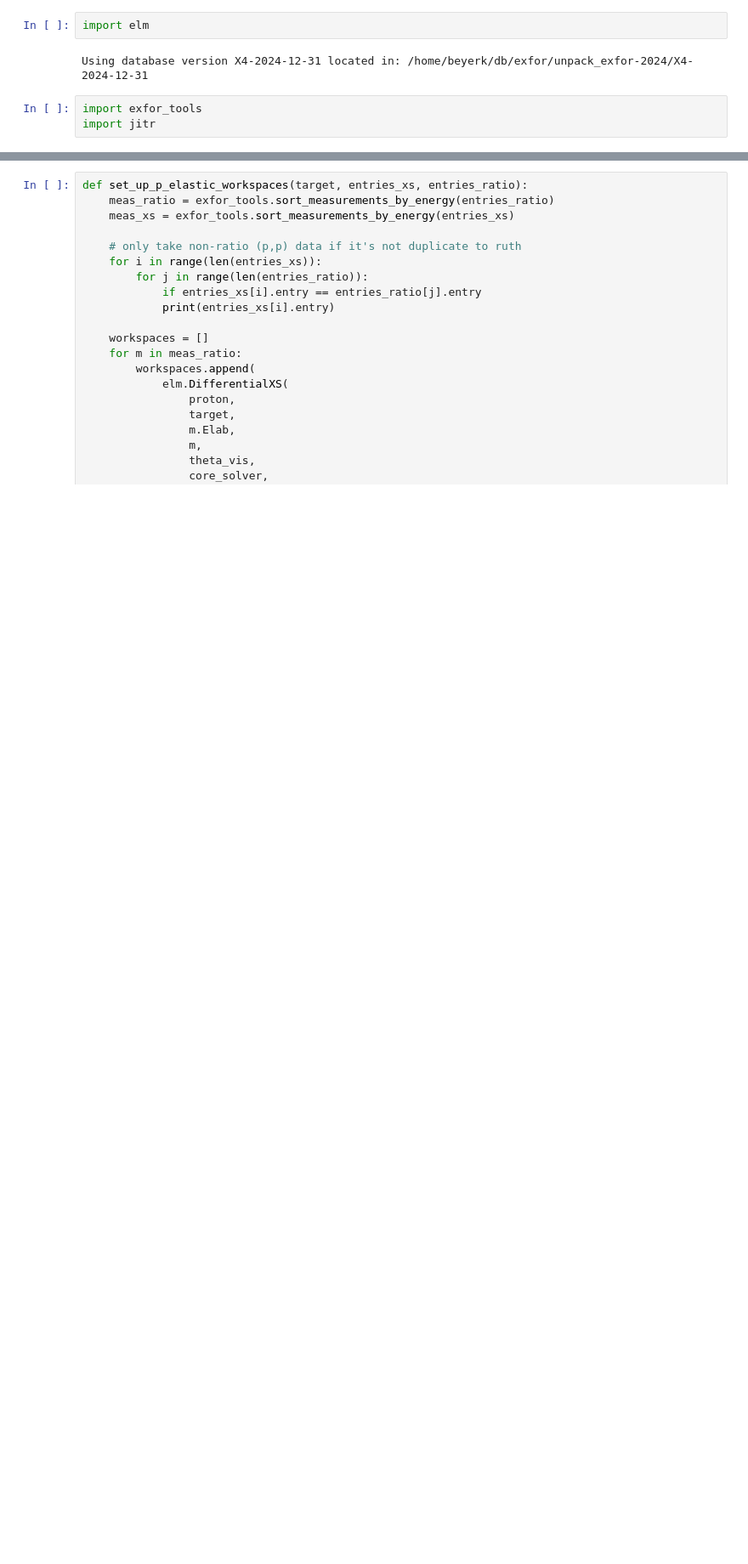
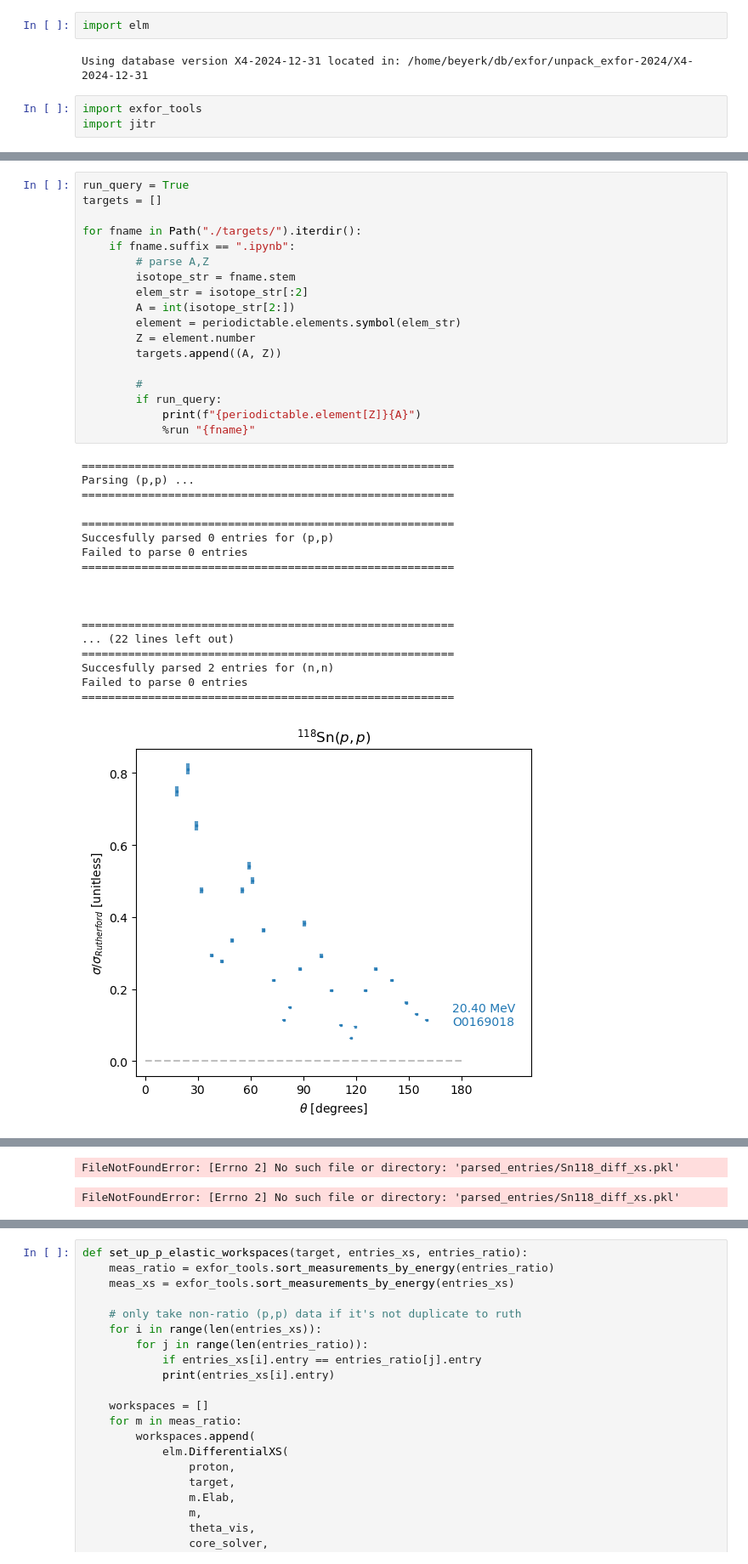
Before and after one commit to beykyle/elm, a Jupyter notebook: data/elastic/curate_corpus.ipynb, the cells around one changed output, grey strips where cells are left out. Shown at 85% size. Cells and saved outputs as stored; diff of their text form; blank space fills up the shorter version.

```diff
--- a/data/elastic/curate_corpus.ipynb
+++ b/data/elastic/curate_corpus.ipynb
@@ -69,0 +32,37 @@ theta_vis = np.linspace(0.1, np.pi, 180)
+# %%
+run_query = True
+targets = []
+
+for fname in Path("./targets/").iterdir():
+    if fname.suffix == ".ipynb":
+        # parse A,Z
+        isotope_str = fname.stem
+        elem_str = isotope_str[:2]
+        A = int(isotope_str[2:])
+        element = periodictable.elements.symbol(elem_str)
+        Z = element.number
+        targets.append((A, Z))
+
+        #
+        if run_query:
+            print(f"{periodictable.element[Z]}{A}")
+            %run "{fname}"
+# %% [output]
+========================================================
+Parsing (p,p) ...
+========================================================
+
+========================================================
+Succesfully parsed 0 entries for (p,p)
+Failed to parse 0 entries
+========================================================
+
+
+
+========================================================
+... (22 lines left out)
+========================================================
+Succesfully parsed 2 entries for (n,n)
+Failed to parse 0 entries
+========================================================
+[figure, added]
@@ -69,0 +70,2 @@ theta_vis = np.linspace(0.1, np.pi, 180)
+FileNotFoundError: [Errno 2] No such file or directory: 'parsed_entries/Sn118_diff_xs.pkl'
+FileNotFoundError: [Errno 2] No such file or directory: 'parsed_entries/Sn118_diff_xs.pkl'
```
Also changed, not shown: parts of 22 cells of this notebook, 53 other files.
